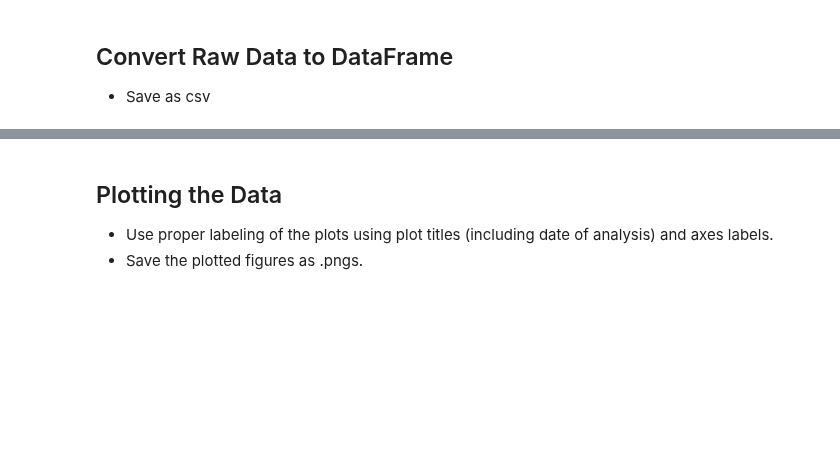
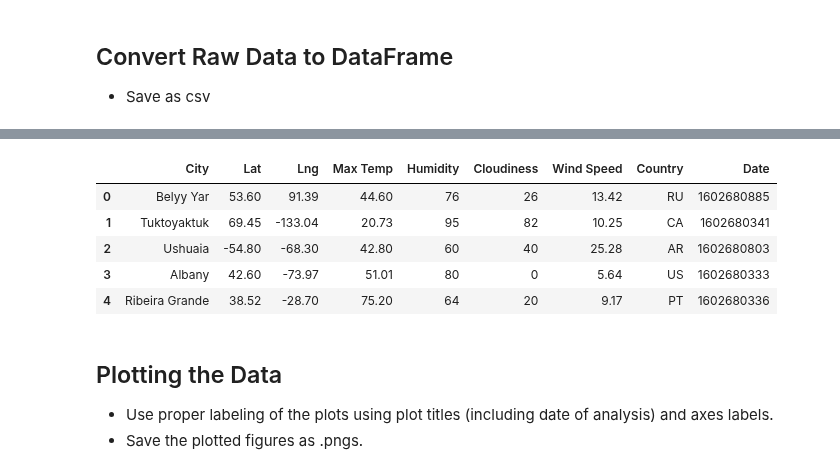
Before and after one commit to cveras33/python-api-challenge, a Jupyter notebook: WeatherPy/WeatherPy.ipynb, the cells around one changed output, grey strips where cells are left out. Saved outputs shown, nothing was run; the diff lists cells and outputs as text; code cells hidden in the pictures; blank space fills up the shorter version.

Commit message:
Saved weather data to csv file

```diff
--- a/WeatherPy/WeatherPy.ipynb
+++ b/WeatherPy/WeatherPy.ipynb
@@ -65,6 +65,7 @@ cloud_coverage = []
 wind_speed = []
 city_country = []
 city_datetime = []
+city_name = []
 
 print("Beginning Data Retrieval")
 print("-----------------------------")
@@ -83,10 +84,11 @@ for city in cities:
         wind_speed.append(response["wind"]["speed"])
         city_country.append(response["sys"]["country"])
         city_datetime.append(response["dt"])
+        city_name.append(response["name"])
 
-        city_name = response["name"]
+        this_city = response["name"]
 
-        print(f"Processing Record {record} of Set {set} | {city_name}")
+        print(f"Processing Record {record} of Set {set} | {this_city}")
 
         record += 1
 
@@ -131,0 +126,15 @@ Data Retrieval Complete
+# %%
+weather_check = {"City" : city_name, "Lat" : city_latitude, "Lng" : city_longitude, "Max Temp" : max_temperature,
+                 "Humidity" : humidity, "Cloudiness" : cloud_coverage, "Wind Speed" : wind_speed,
+                 "Country" : city_country, "Date" : city_datetime}
+
+weather_check_df = pd.DataFrame(weather_check)
+
+weather_check_df.head()
+# %% [output]
+|  | City | Lat | Lng | Max Temp | Humidity | Cloudiness | Wind Speed | Country | Date |
+| 0 | Belyy Yar | 53.60 | 91.39 | 44.60 | 76 | 26 | 13.42 | RU | 1602680885 |
+| 1 | Tuktoyaktuk | 69.45 | -133.04 | 20.73 | 95 | 82 | 10.25 | CA | 1602680341 |
+| 2 | Ushuaia | -54.80 | -68.30 | 42.80 | 60 | 40 | 25.28 | AR | 1602680803 |
+| 3 | Albany | 42.60 | -73.97 | 51.01 | 80 | 0 | 5.64 | US | 1602680333 |
+| 4 | Ribeira Grande | 38.52 | -28.70 | 75.20 | 64 | 20 | 9.17 | PT | 1602680336 |
```
Also changed, not shown: parts of 4 cells of this notebook, 1 other file.
